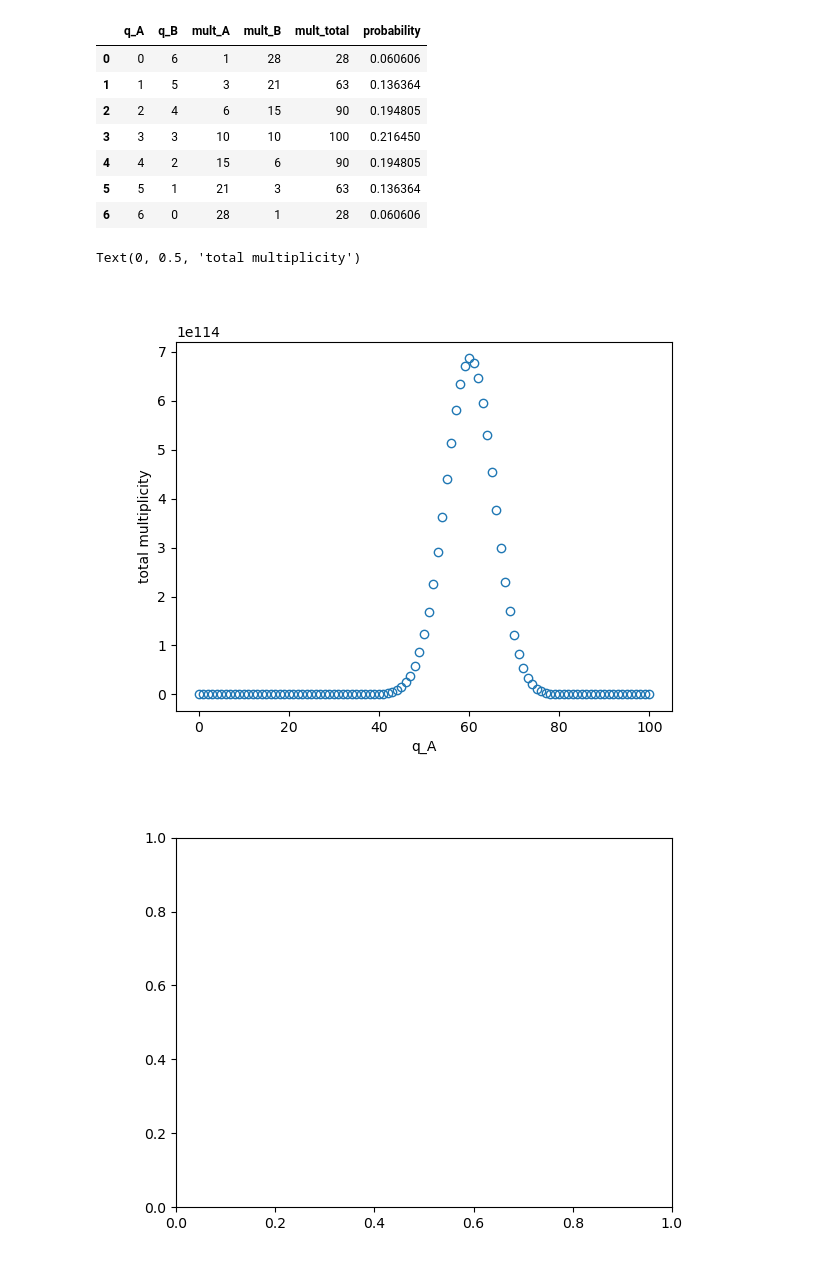
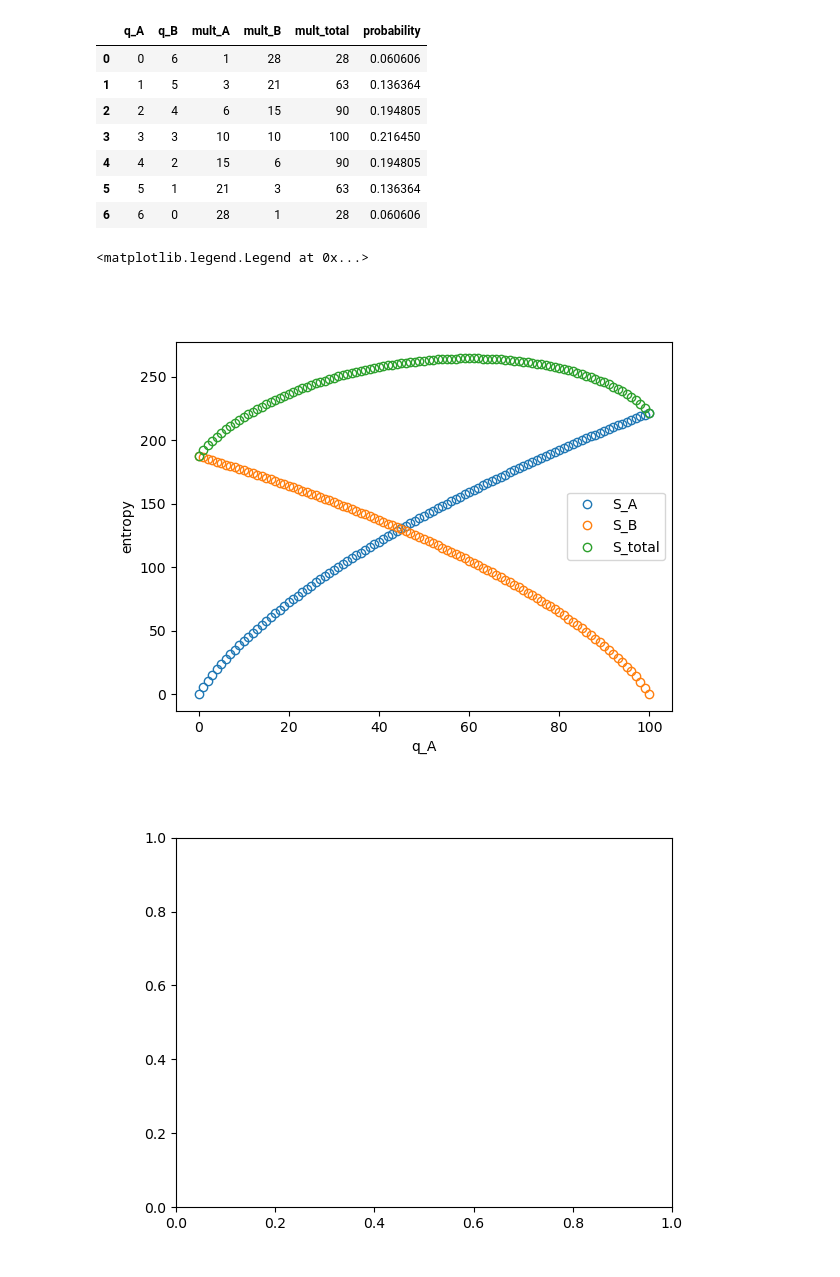
Before and after one commit to ehremington/420-2024-fall, a Jupyter notebook: multiplicityInClass.ipynb, the cells around one changed output. Drawn from its saved outputs; the diff is of its cells as text; code cells hidden in the pictures.

```diff
--- a/multiplicityInClass.ipynb
+++ b/multiplicityInClass.ipynb
@@ -89,19 +89,25 @@ def multiTable(N_a, N_b, q):
     table0['mult_B'] = [multiplicity(N_b, i) for i in table0['q_B']]
     table0['mult_total'] = table0['mult_A']*table0['mult_B']
     table0['probability'] = table0['mult_total']/table0['mult_total'].sum()
+    table0['S_A'] = logArray(table0['mult_A'])
+    table0['S_B'] = logArray(table0['mult_B'])
+    table0['S_total'] = logArray(table0['mult_total'])
     return table0
 # %%
 table1 = multiTable(300, 200, 100)
 # %%
 fig1, ax1 = plt.subplots()
 
-ax1.plot(table1['q_A'], table1['mult_total'], 'o', mfc='None')
+ax1.plot(table1['q_A'], table1['S_A'], 'o', mfc='None')
+ax1.plot(table1['q_A'], table1['S_B'], 'o', mfc='None')
+ax1.plot(table1['q_A'], table1['S_total'], 'o', mfc='None')
 
 ax1.set_xlabel('q_A')
-ax1.set_ylabel('total multiplicity')
+ax1.set_ylabel('entropy')
+ax1.legend(['S_A', 'S_B', 'S_total'])
 # %% [output]
-Text(0, 0.5, 'total multiplicity')
+<matplotlib.legend.Legend at 0x...>
-[figure, old version]
+[figure, new version]
 # %%
 fig2, ax2 = plt.subplots()
 # %% [output]
```
Also changed, not shown: 8 other files.
